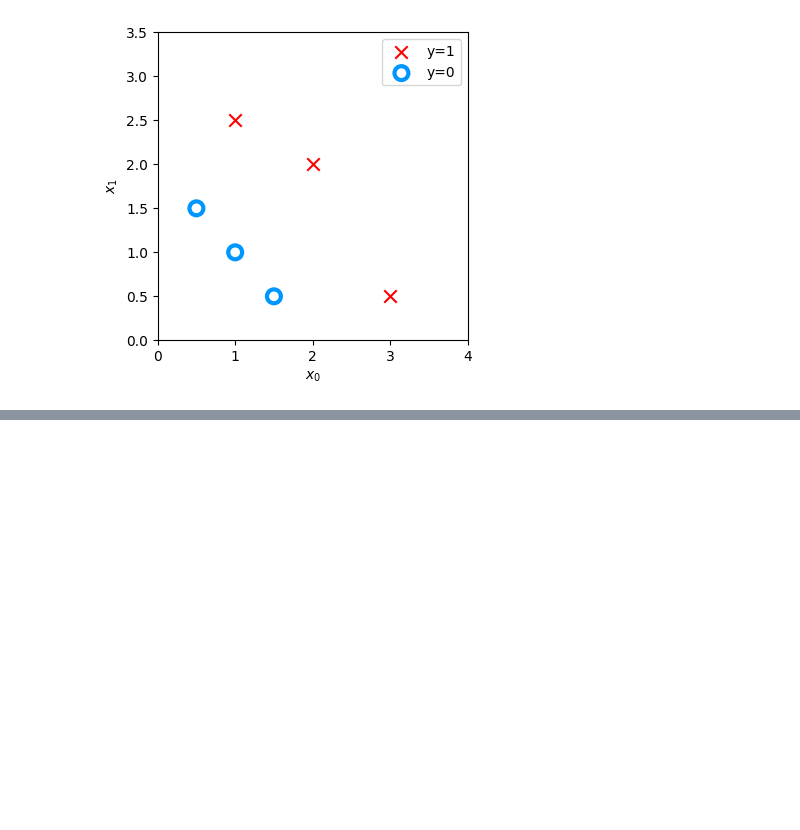
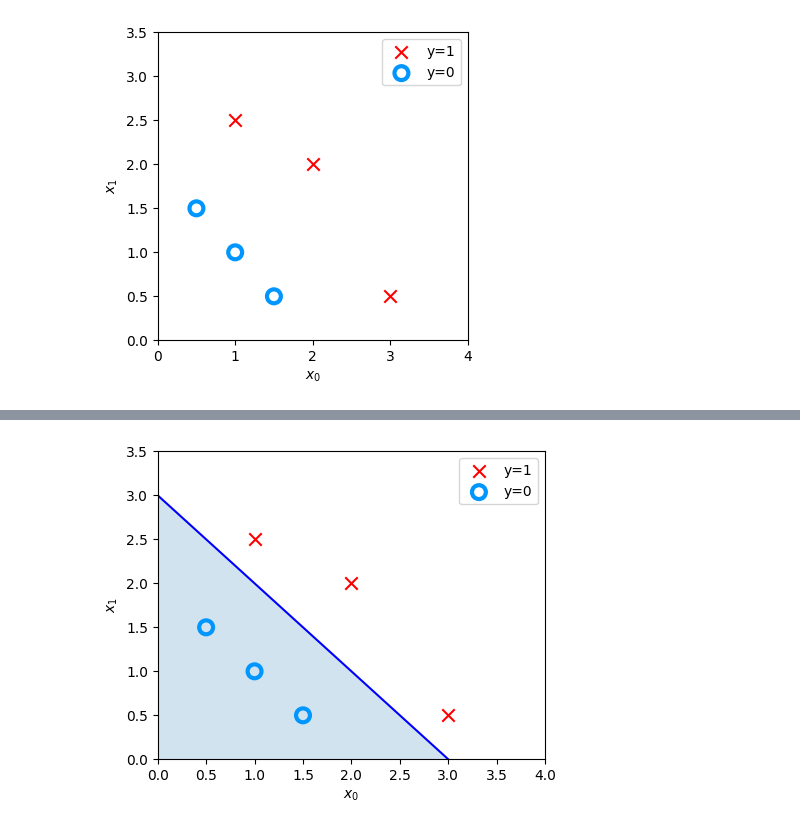
Before and after one commit to rSith/machine-learning-specialization, a Jupyter notebook: ML_Specialization_03_Classification_with_logistic_regression.ipynb, the cells around one changed output, grey strips where cells are left out. Cells and saved outputs as stored; diff of their text form; code cells hidden in the pictures; blank space fills up the shorter version.

```diff
--- a/ML_Specialization_03_Classification_with_logistic_regression.ipynb
+++ b/ML_Specialization_03_Classification_with_logistic_regression.ipynb
@@ -189,0 +253,25 @@ plt.show()
+# %%
+# Choose values between 0 and 6
+x0 = np.arange(0,6)
+
+x1 = 3 - x0
+fig,ax = plt.subplots(1, 1, figsize=(5,4))
+# Plot the decision boundary
+ax.plot(x0,x1, c="b")
+ax.axis([0, 4, 0, 3.5])
+
+# Fill the region below the line
+ax.fill_between(x0, x1, alpha=0.2)
+
+# Plot the original data
+pos = y.reshape(-1) == 1
+neg = y.reshape(-1) == 0
+ax.scatter(X[pos, 0], X[pos, 1], marker='x', s=80, c='red', label="y=1")
+ax.scatter(X[neg, 0], X[neg, 1], marker='o', s=100, label="y=0", facecolors='none', edgecolors='#0096ff', lw=3)
+
+ax.set_ylabel('$x_1$')
+ax.set_xlabel('$x_0$')
+ax.legend()
+plt.show()
+# %% [output]
+[figure, added]
```
Also changed, not shown: parts of 12 cells of this notebook.
